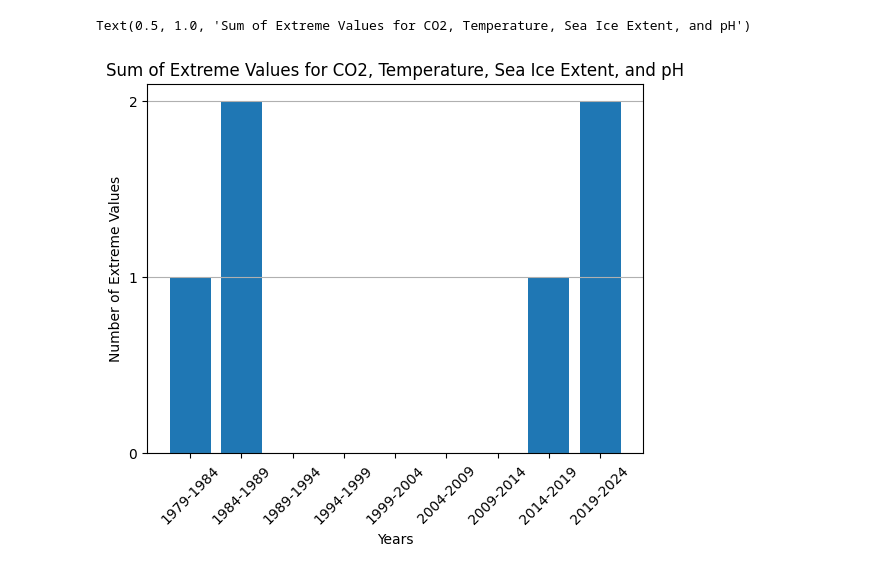
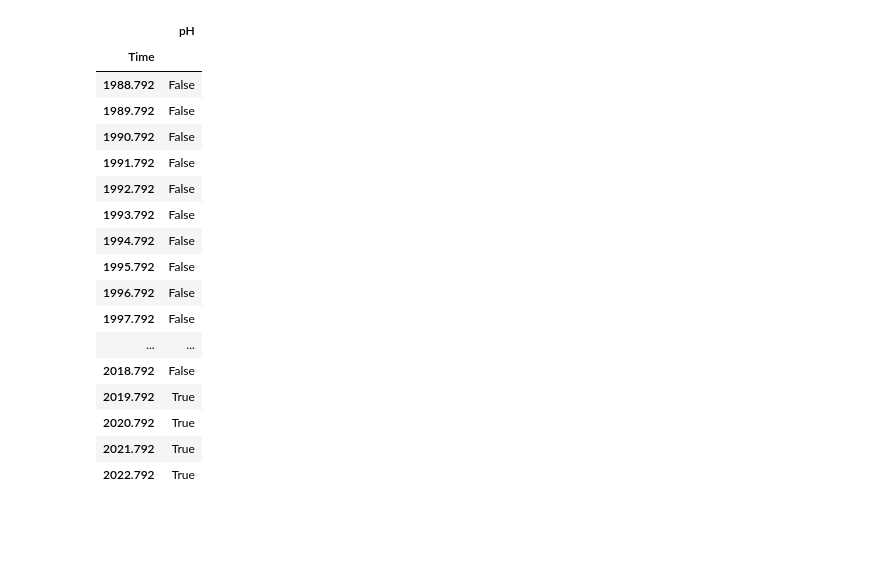
Before and after one commit to alexisj2020/Project, a Jupyter notebook: Extreme_Values.ipynb, the cells around one changed output. Drawn from its saved outputs; the diff is of its cells as text; code cells hidden in the pictures; blank space fills up the shorter version.

```diff
--- a/Extreme_Values.ipynb
+++ b/Extreme_Values.ipynb
@@ -59,12 +59,26 @@ temps_y = [float(string) for string in temp_y]
 sea_ice_exts_y = [float(string) for string in sea_ice_ext_y]
 # %%
 #make new list of pH data without the NaN values
-dict={'Time': times, 'ph': phs} #make dictionary of time and ph
-df = pd.DataFrame(dict) #make dataframe
-df.dropna(inplace=True) #remove rows with NaN values
+dict_ph={'Time': times, 'ph': phs} #make dictionary of time and ph
+dfph1 = pd.DataFrame(dict_ph) #make dataframe
+dfph1.dropna(inplace=True) #remove rows with NaN values
 #write the ph and times to lists with no NaN values
-phs_2 = df['ph'].tolist()
-timeph = df['Time'].tolist()
+phs_2 = dfph1['ph'].tolist()
+timeph = dfph1['Time'].tolist()
+
+#make new ph dataset without initial nan values and interpolate between other missing datapoints
+dict_ph_2 = {'Time': times[117:], 'ph':phs[117:]}
+dfph2 = pd.DataFrame(dictph)
+dfph3 = dfph.interpolate()
+ph_interp = dfph3['ph'].tolist()
+timeph2 = dfph3['Time'].tolist()
+
+#make yearly ph dataset
+n = 12.0
+year=timeph2[::12]
+ph_year = [sum(ph_interp[i:i+12])/n for i in range(0,len(ph_interp),12)]
+year = year[:-1]
+ph_y = ph_year[:-1]
 # %%
 #Can find the minimum and maximum values using min and max functions
 #Can determine index of these values using the index function
@@ -133,20 +126,19 @@ datmax=dfm2.max()
 # %%
-ext_dat = (dfm2 == datmin) | (dfm2 == datmax)
-ext_dat_t=ext_dat.sum(axis=1)
-ext_dat_t_5 = ext_dat_t.groupby(ext_dat_t.index // 6).sum()
-times_y_5=['1979-1984','1984-1989','1989-1994','1994-1999','1999-2004','2004-2009','2009-2014','2014-2019','2019-2024']
-plt.bar(times_y_5,ext_dat_t_5)
-plt.xticks(times_y_5,rotation=45)
-plt.yticks([0,1,2])
-plt.ylabel('Number of Extreme Values')
-plt.xlabel('Years')
-plt.grid(axis='y')
-plt.title('Sum of Extreme Values for CO2, Temperature, Sea Ice Extent, and pH')
+#datmin=dfm2.min()
+#datmax=dfm2.max()
+#ext_dat = (dfm2 == datmin) | (dfm2 == datmax)
+#ext_dat_t=ext_dat.sum(axis=1)
+#ext_dat_t_5 = ext_dat_t.groupby(ext_dat_t.index // 6).sum()
+#times_y_5=['1979-1984','1984-1989','1989-1994','1994-1999','1999-2004','2004-2009','2009-2014','2014-2019','2019-2024']
+#plt.bar(times_y_5,ext_dat_t_5)
+#plt.xticks(times_y_5,rotation=45)
+#plt.yticks([0,1,2])
+#plt.ylabel('Number of Extreme Values')
+#plt.xlabel('Years')
+#plt.grid(axis='y')
+#plt.title('Sum of Extreme Values for CO2, Temperature, Sea Ice Extent, and pH')
 
 #max_t = max_dat.sum(axis=1)
-# %% [output]
-Text(0.5, 1.0, 'Sum of Extreme Values for CO2, Temperature, Sea Ice Extent, and pH')
-[figure, removed]
 # %%
 dat10 = df2.quantile(.10)
 dat90 = df2.quantile(.90)
@@ -153,6 +148,28 @@ dat90 = df2.quantile(.90)
 # %%
 l_dat = df2 < dat10
 h_dat = df2 > dat90
+
+l_dat_ph = dfph_y2 < datph10
+h_dat_ph = dfph_y2 > datph90
+# %% [output]
+|  | pH |
+| Time |  |
+| 1988.792 | False |
+| 1989.792 | False |
+| 1990.792 | False |
+| 1991.792 | False |
+| 1992.792 | False |
+| 1993.792 | False |
+| 1994.792 | False |
+| 1995.792 | False |
+| 1996.792 | False |
+| 1997.792 | False |
+| ... | ... |
+| 2018.792 | False |
+| 2019.792 | True |
+| 2020.792 | True |
+| 2021.792 | True |
+| 2022.792 | True |
 # %%
 l_dat_t=l_dat.sum(axis=1)
 l_dat_t_5=l_dat_t.groupby(l_dat_t.index // 5).sum()
```
Also changed, not shown: parts of 9 cells of this notebook.
